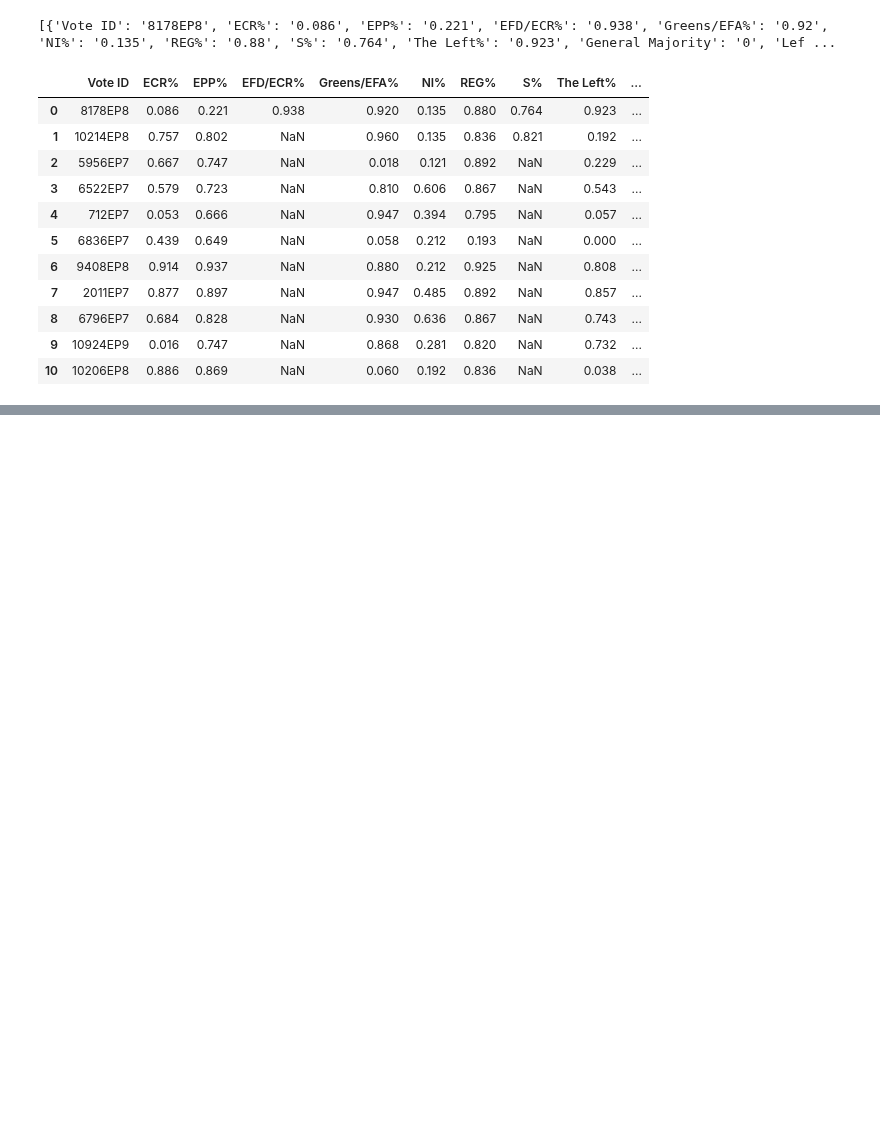
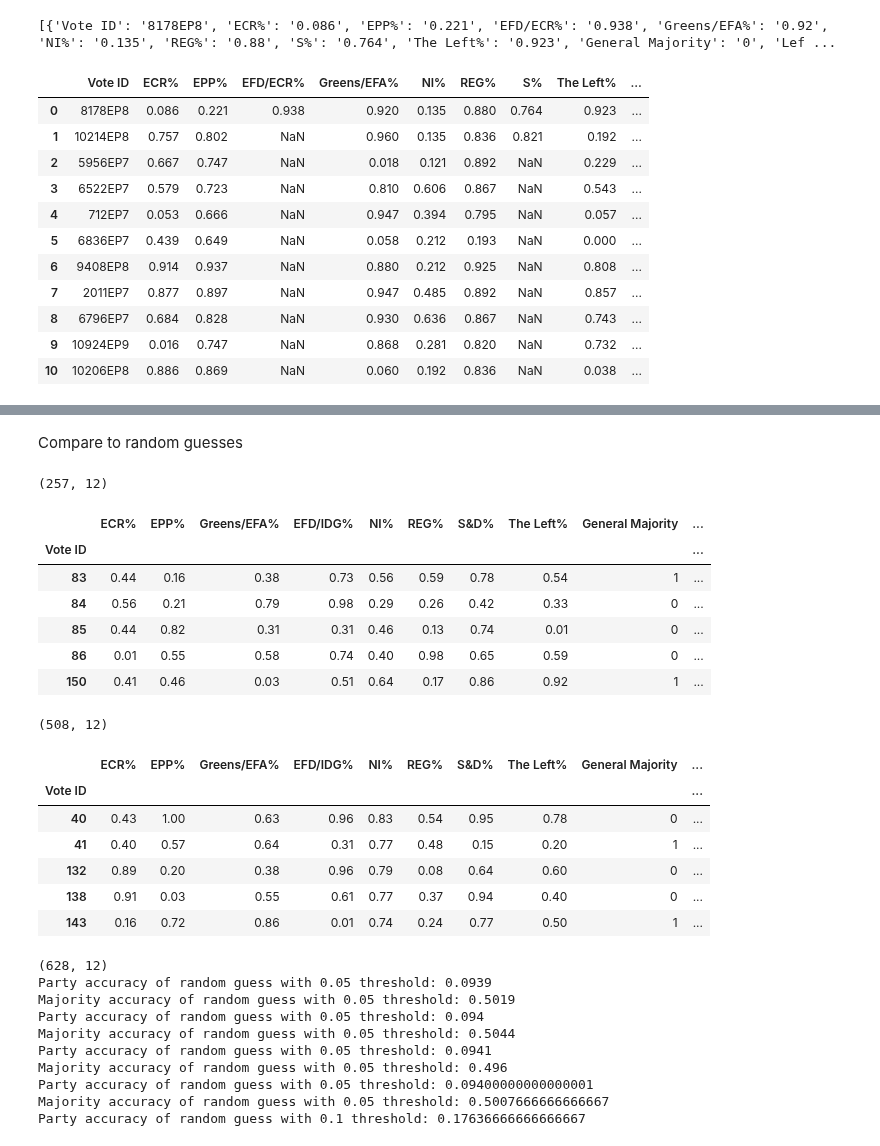
Before and after one commit to izu457/Thesis_Finetuning_GPT3.5_Political_Stance, a Jupyter notebook: Fine-Tuning_Classification.ipynb, the cells around one changed output, grey strips where cells are left out. Saved outputs shown, nothing was run; the diff lists cells and outputs as text; code cells hidden in the pictures; blank space fills up the shorter version.

```diff
--- a/Fine-Tuning_Classification.ipynb
+++ b/Fine-Tuning_Classification.ipynb
@@ -648,3 +700,77 @@ Overall accuracy: 0.4545
+# %% [markdown]
+Compare to random guesses
+# %%
+voted_docs_final_EP9 = pd.read_csv('data/processed_data/voted_laws_final_EP9.csv')
+voted_docs_final_EP8 = pd.read_csv('data/processed_data/voted_laws_final_EP8.csv')
+voted_docs_final_EP7 = pd.read_csv('data/processed_data/voted_laws_final_EP7.csv')
+# set index to Vote ID
+voted_docs_final_EP9.set_index('Vote ID', inplace=True)
+voted_docs_final_EP8.set_index('Vote ID', inplace=True)
+voted_docs_final_EP7.set_index('Vote ID', inplace=True)
+
+random_guess_EP9 = fu.get_random_guess(voted_docs_final_EP9)
+print(random_guess_EP9.shape)
+display(random_guess_EP9.head())
+
+random_guess_EP8 = fu.get_random_guess(voted_docs_final_EP8)
+print(random_guess_EP8.shape)
+display(random_guess_EP8.head())
+
+random_guess_EP7 = fu.get_random_guess(voted_docs_final_EP7)
+print(random_guess_EP7.shape)
+
+# calculate accuracy of random guess
+party_acc_random_EP9, maj_acc_random_EP9 = fu.get_party_majority_accuracy(voted_docs_final_EP9, random_guess_EP9, 0.05, party_names, majority_names)
+print(f"Party accuracy of random guess with 0.05 threshold: {party_acc_random_EP9}")
+print(f"Majority accuracy of random guess with 0.05 threshold: {maj_acc_random_EP9}")
+
+party_acc_random_EP8, maj_acc_random_EP8 = fu.get_party_majority_accuracy(voted_docs_final_EP8, random_guess_EP8, 0.05, party_names, majority_names)
+print(f"Party accuracy of random guess with 0.05 threshold: {party_acc_random_EP8}")
+print(f"Majority accuracy of random guess with 0.05 threshold: {maj_acc_random_EP8}")
+
+party_acc_random_EP7, maj_acc_random_EP7 = fu.get_party_majority_accuracy(voted_docs_final_EP7, random_guess_EP7, 0.05, party_names, majority_names)
+print(f"Party accuracy of random guess with 0.05 threshold: {party_acc_random_EP7}")
+print(f"Majority accuracy of random guess with 0.05 threshold: {maj_acc_random_EP7}")
+
+# take mean of acc of EP8 and EP9
+party_acc_random_05 = (party_acc_random_EP8 + party_acc_random_EP9 + party_acc_random_EP7) / 3
+maj_acc_random_05 = (maj_acc_random_EP8 + maj_acc_random_EP9 + maj_acc_random_EP7) / 3
+print(f"Party accuracy of random guess with 0.05 threshold: {party_acc_random_05}")
+print(f"Majority accuracy of random guess with 0.05 threshold: {maj_acc_random_05}")
+
+# get mean party accuarcy with 0.1 threshold
+party_acc_random_01 = (fu.get_party_majority_accuracy(voted_docs_final_EP9, random_guess_EP9, 0.1, party_names, majority_names)[0]
+                       + fu.get_party_majority_accuracy(voted_docs_final_EP8, random_guess_EP8, 0.1, party_names, majority_names)[0]
+                       + fu.get_party_majority_accuracy(voted_docs_final_EP7, random_guess_EP7, 0.1, party_names, majority_names)[0]
+                       ) / 3
+print(f"Party accuracy of random guess with 0.1 threshold: {party_acc_random_01}")
+# %% [output]
+(257, 12)
+|  | ECR% | EPP% | Greens/EFA% | EFD/IDG% | NI% | REG% | S&D% | The Left% | General Majority | ... |
+| Vote ID |  |  |  |  |  |  |  |  |  | ... |
+| 83 | 0.44 | 0.16 | 0.38 | 0.73 | 0.56 | 0.59 | 0.78 | 0.54 | 1 | ... |
+| 84 | 0.56 | 0.21 | 0.79 | 0.98 | 0.29 | 0.26 | 0.42 | 0.33 | 0 | ... |
+| 85 | 0.44 | 0.82 | 0.31 | 0.31 | 0.46 | 0.13 | 0.74 | 0.01 | 0 | ... |
+| 86 | 0.01 | 0.55 | 0.58 | 0.74 | 0.40 | 0.98 | 0.65 | 0.59 | 0 | ... |
+| 150 | 0.41 | 0.46 | 0.03 | 0.51 | 0.64 | 0.17 | 0.86 | 0.92 | 1 | ... |
+(508, 12)
+|  | ECR% | EPP% | Greens/EFA% | EFD/IDG% | NI% | REG% | S&D% | The Left% | General Majority | ... |
+| Vote ID |  |  |  |  |  |  |  |  |  | ... |
+| 40 | 0.43 | 1.00 | 0.63 | 0.96 | 0.83 | 0.54 | 0.95 | 0.78 | 0 | ... |
+| 41 | 0.40 | 0.57 | 0.64 | 0.31 | 0.77 | 0.48 | 0.15 | 0.20 | 1 | ... |
+| 132 | 0.89 | 0.20 | 0.38 | 0.96 | 0.79 | 0.08 | 0.64 | 0.60 | 0 | ... |
+| 138 | 0.91 | 0.03 | 0.55 | 0.61 | 0.77 | 0.37 | 0.94 | 0.40 | 0 | ... |
+| 143 | 0.16 | 0.72 | 0.86 | 0.01 | 0.74 | 0.24 | 0.77 | 0.50 | 1 | ... |
+(628, 12)
+Party accuracy of random guess with 0.05 threshold: 0.0939
+Majority accuracy of random guess with 0.05 threshold: 0.5019
+Party accuracy of random guess with 0.05 threshold: 0.094
+Majority accuracy of random guess with 0.05 threshold: 0.5044
+Party accuracy of random guess with 0.05 threshold: 0.0941
+Majority accuracy of random guess with 0.05 threshold: 0.496
+Party accuracy of random guess with 0.05 threshold: 0.09400000000000001
+Majority accuracy of random guess with 0.05 threshold: 0.5007666666666667
+Party accuracy of random guess with 0.1 threshold: 0.17636666666666667
 # %%
 # Calculate accuracy for party percentages and majorities individually
 party_names = ['ECR%', 'EPP%', 'Greens/EFA%', 'EFD/IDG%', 'NI%', 'REG%', 'S&D%', 'The Left%']
```
Also changed, not shown: parts of 6 cells of this notebook, 6 other files.
